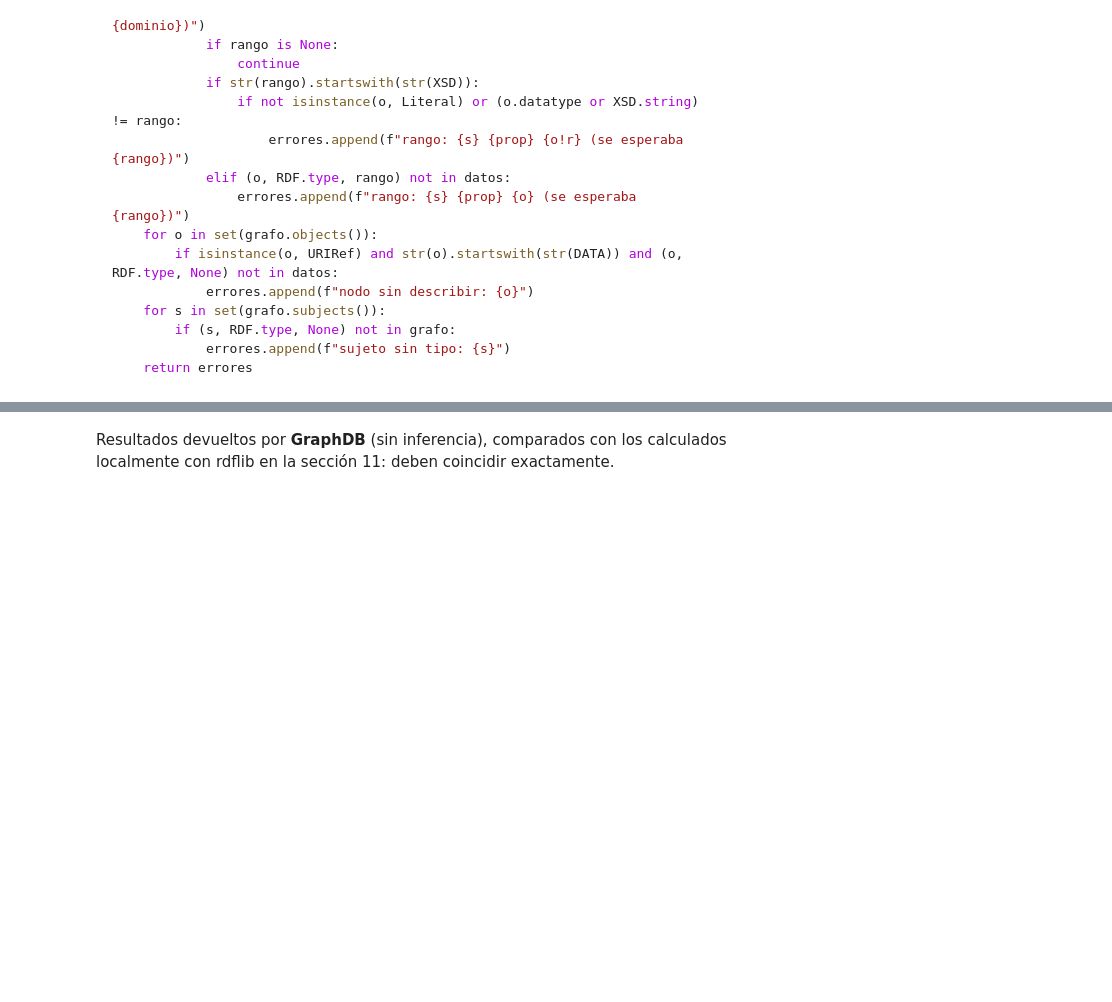
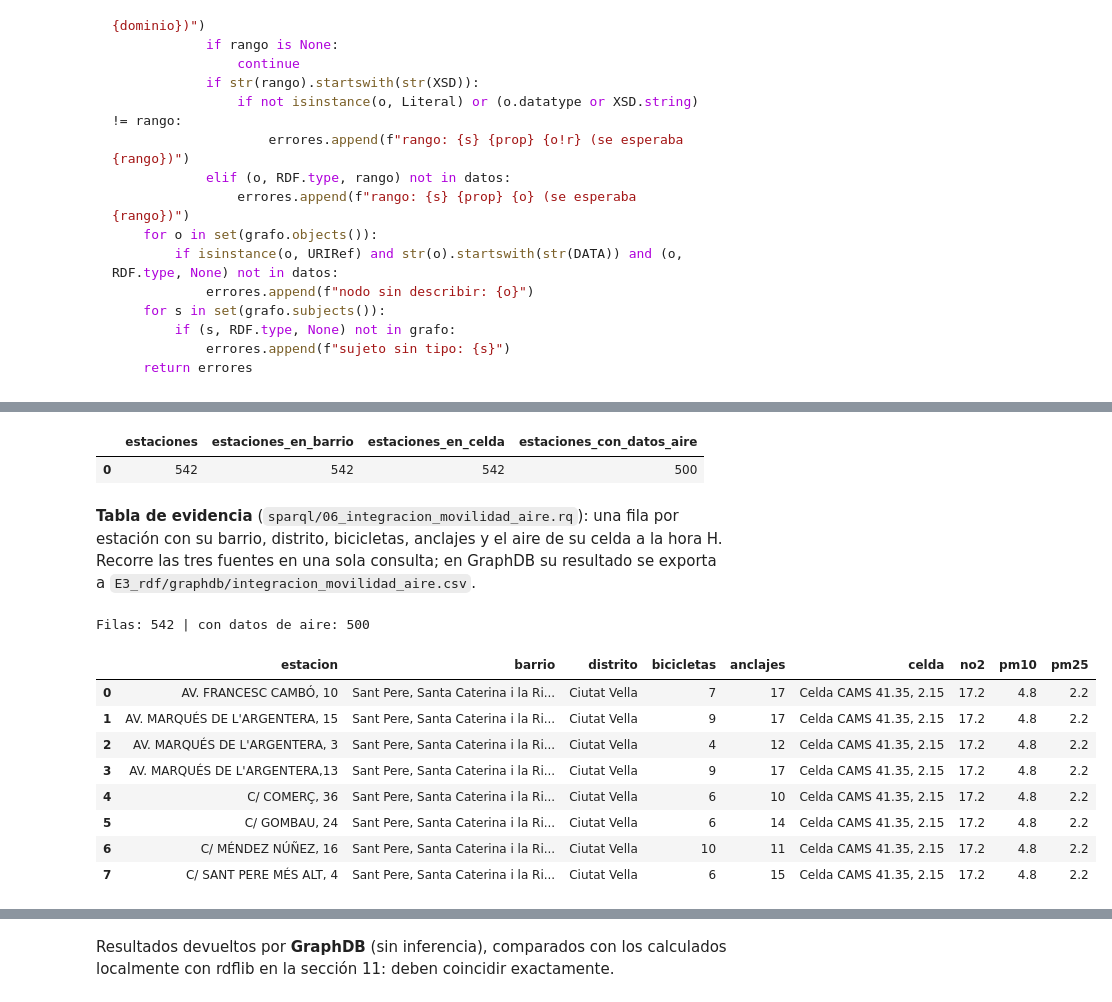
Before and after one commit to alexdgutierrezcordova-nila/smartcity-bcn-knowledge-graph, a Jupyter notebook: E3_rdf/notebooks/E3_generacion_rdf.ipynb, the cells around one changed output, grey strips where cells are left out. Saved outputs shown, nothing was run; the diff lists cells and outputs as text; code cells hidden in the pictures; blank space fills up the shorter version.

```diff
--- a/E3_rdf/notebooks/E3_generacion_rdf.ipynb
+++ b/E3_rdf/notebooks/E3_generacion_rdf.ipynb
@@ -600,0 +725,28 @@ pd.DataFrame([(r.celda.n3(total.namespace_manager), int(r.estaciones), float(r.n
+# %%
+def consultar(nombre):
+    res = (total + vocab).query((DIR_E3 / 'sparql' / f'{nombre}.rq').read_text(encoding='utf-8'))
+    return pd.DataFrame([[v.toPython() if v is not None else None for v in fila] for fila in res],
+                        columns=[str(v) for v in res.vars])
+consultar('05_enlace_fuentes')
+# %% [output]
+|  | estaciones | estaciones_en_barrio | estaciones_en_celda | estaciones_con_datos_aire |
+| 0 | 542 | 542 | 542 | 500 |
+# %% [markdown]
+**Tabla de evidencia** (`sparql/06_integracion_movilidad_aire.rq`): una fila por estación con su barrio, distrito,
+bicicletas, anclajes y el aire de su celda a la hora H. Recorre las tres fuentes en una sola consulta; en GraphDB
+su resultado se exporta a `E3_rdf/graphdb/integracion_movilidad_aire.csv`.
+# %%
+integracion = consultar('06_integracion_movilidad_aire')
+print('Filas:', len(integracion), '| con datos de aire:', int(integracion.no2.notna().sum()))
+integracion.head(8)
+# %% [output]
+Filas: 542 | con datos de aire: 500
+|  | estacion | barrio | distrito | bicicletas | anclajes | celda | no2 | pm10 | pm25 |
+| 0 | AV. FRANCESC CAMBÓ, 10 | Sant Pere, Santa Caterina i la Ri... | Ciutat Vella | 7 | 17 | Celda CAMS 41.35, 2.15 | 17.2 | 4.8 | 2.2 |
+| 1 | AV. MARQUÉS DE L'ARGENTERA, 15 | Sant Pere, Santa Caterina i la Ri... | Ciutat Vella | 9 | 17 | Celda CAMS 41.35, 2.15 | 17.2 | 4.8 | 2.2 |
+| 2 | AV. MARQUÉS DE L'ARGENTERA, 3 | Sant Pere, Santa Caterina i la Ri... | Ciutat Vella | 4 | 12 | Celda CAMS 41.35, 2.15 | 17.2 | 4.8 | 2.2 |
+| 3 | AV. MARQUÉS DE L'ARGENTERA,13 | Sant Pere, Santa Caterina i la Ri... | Ciutat Vella | 9 | 17 | Celda CAMS 41.35, 2.15 | 17.2 | 4.8 | 2.2 |
+| 4 | C/ COMERÇ, 36 | Sant Pere, Santa Caterina i la Ri... | Ciutat Vella | 6 | 10 | Celda CAMS 41.35, 2.15 | 17.2 | 4.8 | 2.2 |
+| 5 | C/ GOMBAU, 24 | Sant Pere, Santa Caterina i la Ri... | Ciutat Vella | 6 | 14 | Celda CAMS 41.35, 2.15 | 17.2 | 4.8 | 2.2 |
+| 6 | C/ MÉNDEZ NÚÑEZ, 16 | Sant Pere, Santa Caterina i la Ri... | Ciutat Vella | 10 | 11 | Celda CAMS 41.35, 2.15 | 17.2 | 4.8 | 2.2 |
+| 7 | C/ SANT PERE MÉS ALT, 4 | Sant Pere, Santa Caterina i la Ri... | Ciutat Vella | 6 | 15 | Celda CAMS 41.35, 2.15 | 17.2 | 4.8 | 2.2 |
```
Also changed, not shown: parts of 38 cells of this notebook, 16 other files.
